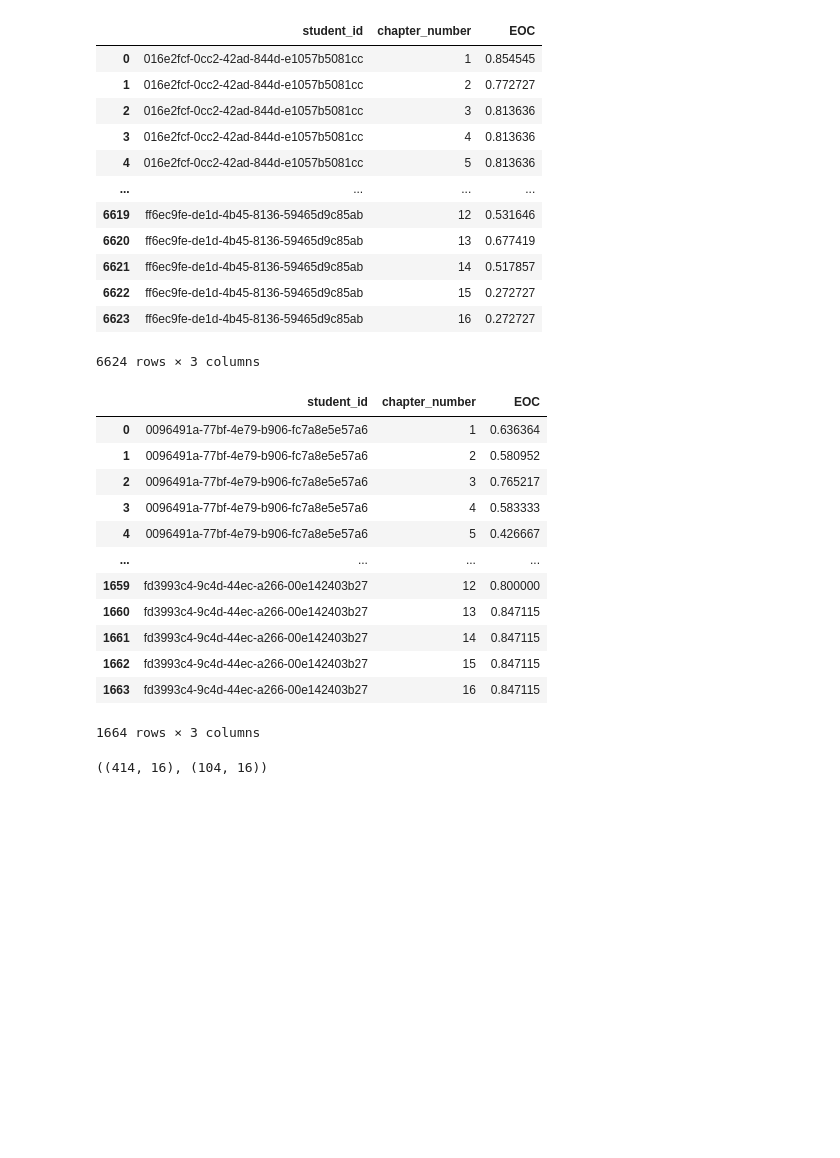
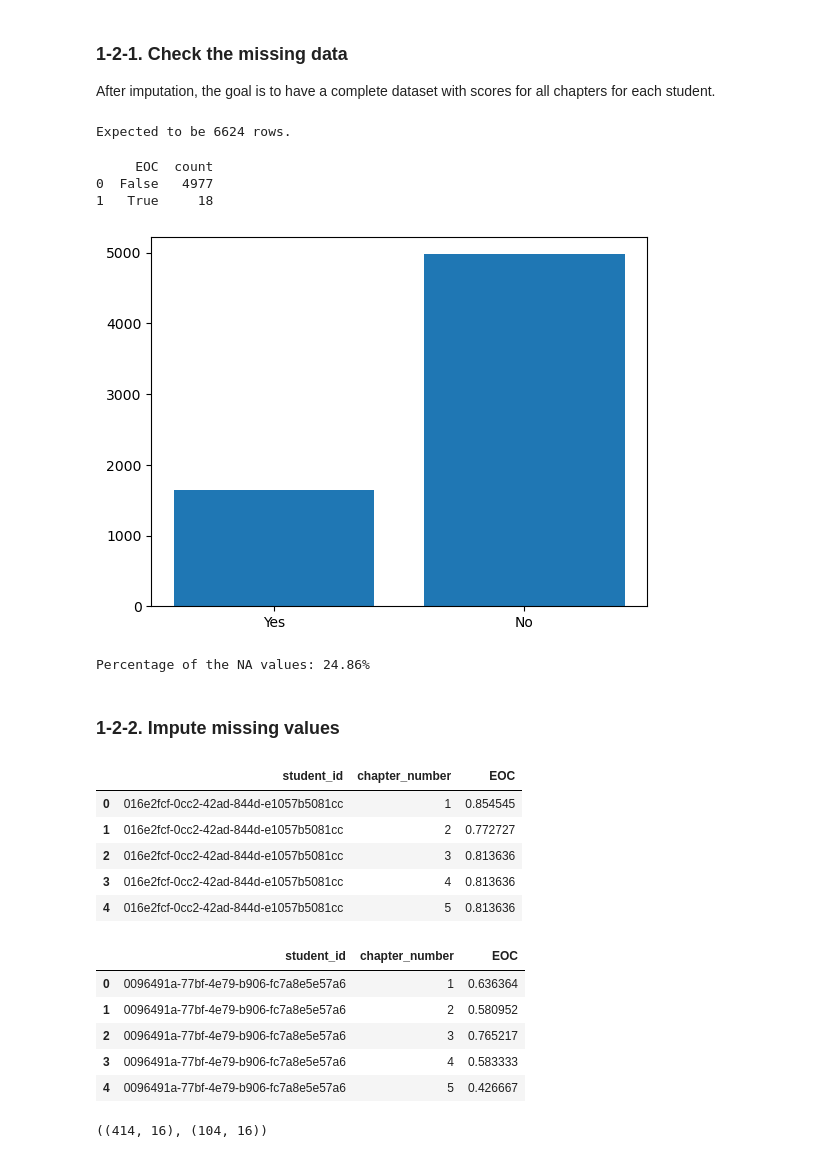
Before and after one commit to jisun02/jisun, a Jupyter notebook: Datafest_prediction.ipynb, the cells around one changed output. Drawn from its saved outputs; the diff is of its cells as text; code cells hidden in the pictures; blank space fills up the shorter version.

```diff
--- a/Datafest_prediction.ipynb
+++ b/Datafest_prediction.ipynb
@@ -308,0 +86,34 @@ test_data_grouped.reset_index(inplace=True)
+# %% [markdown]
+### 1-2-1. Check the missing data
+After imputation, the goal is to have a complete dataset with scores for all chapters for each student.
+# %%
+# Expected total number of rows
+num_chapters = max(train_data['chapter_number'])
+num_students = train_data['student_id'].nunique()
+total_num = num_chapters*num_students
+
+print(f"Expected to be {total_num} rows.")
+# %% [output]
+Expected to be 6624 rows.
+# %%
+# Original Data
+na_counts = train_data['EOC'].isna().value_counts().reset_index()
+na_counts.rename(columns={'EOC': 'Is it NA'}).sort_values(by='count')
+not_na = na_counts['count'][0]
+
+print(na_counts)
+# %% [output]
+     EOC  count
+0  False   4977
+1   True     18
+# %%
+plt.bar(['Yes', 'No'], [total_num - not_na, not_na])
+plt.show()
+
+frac = ((total_num - not_na) / total_num)*100
+print(f"Percentage of the NA values: {frac:.2f}%")
+# %% [output]
+[figure, added]
+Percentage of the NA values: 24.86%
+# %% [markdown]
+### 1-2-2. Impute missing values
@@ -310,7 +156,7 @@ test_data_grouped.reset_index(inplace=True)
 # Save file
 full_eoc_abcd.to_csv('cleaned_full_eoc.csv')
 # %%
-train_data_grouped
+train_data_grouped.head()
 # %% [output]
 |  | student_id | chapter_number | EOC |
 | 0 | 016e2fcf-0cc2-42ad-844d-e1057b5081cc | 1 | 0.854545 |
@@ -318,15 +164,8 @@ train_data_grouped
 | 2 | 016e2fcf-0cc2-42ad-844d-e1057b5081cc | 3 | 0.813636 |
 | 3 | 016e2fcf-0cc2-42ad-844d-e1057b5081cc | 4 | 0.813636 |
 | 4 | 016e2fcf-0cc2-42ad-844d-e1057b5081cc | 5 | 0.813636 |
-| ... | ... | ... | ... |
-| 6619 | ff6ec9fe-de1d-4b45-8136-59465d9c85ab | 12 | 0.531646 |
-| 6620 | ff6ec9fe-de1d-4b45-8136-59465d9c85ab | 13 | 0.677419 |
-| 6621 | ff6ec9fe-de1d-4b45-8136-59465d9c85ab | 14 | 0.517857 |
-| 6622 | ff6ec9fe-de1d-4b45-8136-59465d9c85ab | 15 | 0.272727 |
-| 6623 | ff6ec9fe-de1d-4b45-8136-59465d9c85ab | 16 | 0.272727 |
-6624 rows × 3 columns
 # %%
-test_data_grouped
+test_data_grouped.head()
 # %% [output]
 |  | student_id | chapter_number | EOC |
 | 0 | 0096491a-77bf-4e79-b906-fc7a8e5e57a6 | 1 | 0.636364 |
@@ -334,13 +173,6 @@ test_data_grouped
 | 2 | 0096491a-77bf-4e79-b906-fc7a8e5e57a6 | 3 | 0.765217 |
 | 3 | 0096491a-77bf-4e79-b906-fc7a8e5e57a6 | 4 | 0.583333 |
 | 4 | 0096491a-77bf-4e79-b906-fc7a8e5e57a6 | 5 | 0.426667 |
-| ... | ... | ... | ... |
-| 1659 | fd3993c4-9c4d-44ec-a266-00e142403b27 | 12 | 0.800000 |
-| 1660 | fd3993c4-9c4d-44ec-a266-00e142403b27 | 13 | 0.847115 |
-| 1661 | fd3993c4-9c4d-44ec-a266-00e142403b27 | 14 | 0.847115 |
-| 1662 | fd3993c4-9c4d-44ec-a266-00e142403b27 | 15 | 0.847115 |
-| 1663 | fd3993c4-9c4d-44ec-a266-00e142403b27 | 16 | 0.847115 |
-1664 rows × 3 columns
 # %%
 # Each component consist of each student
 train_EOC = np.array(train_data_grouped['EOC']).reshape(-1, chap_num)
```
Also changed, not shown: parts of 45 cells of this notebook.
